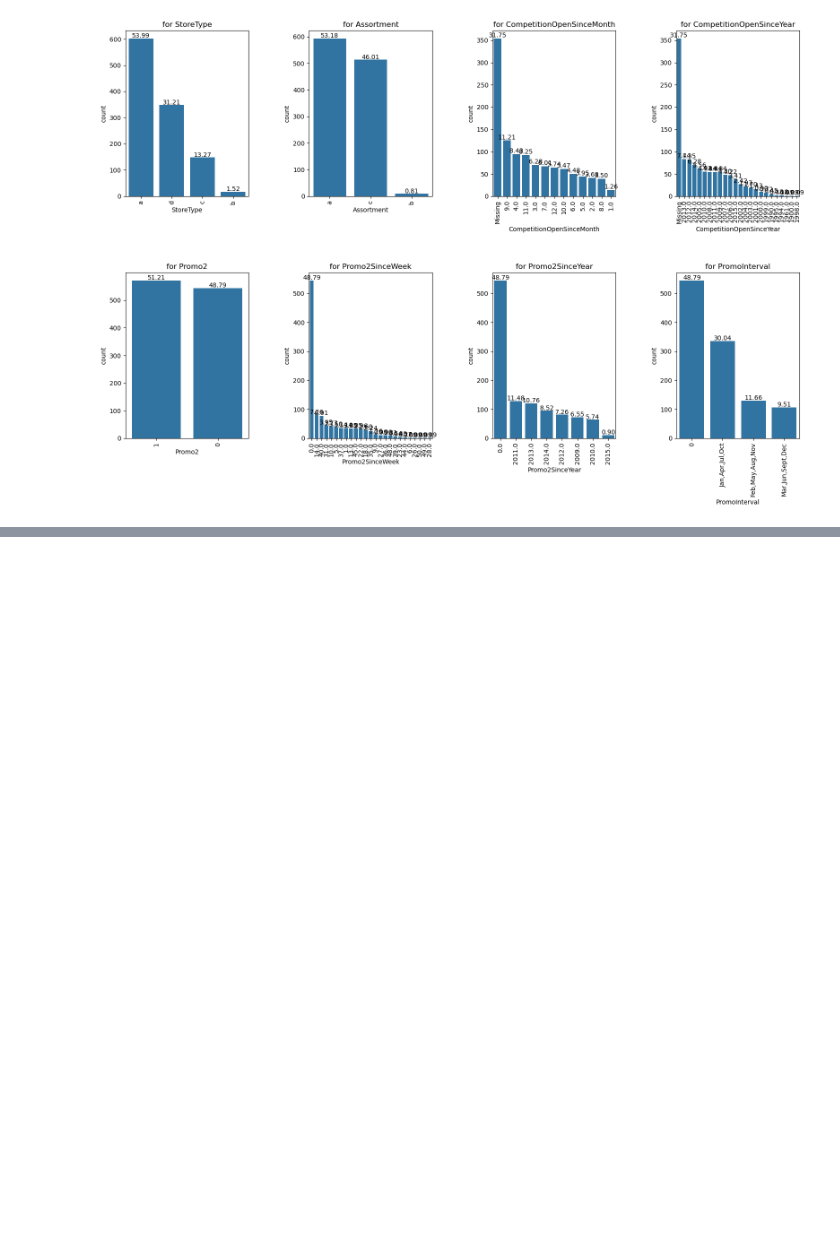
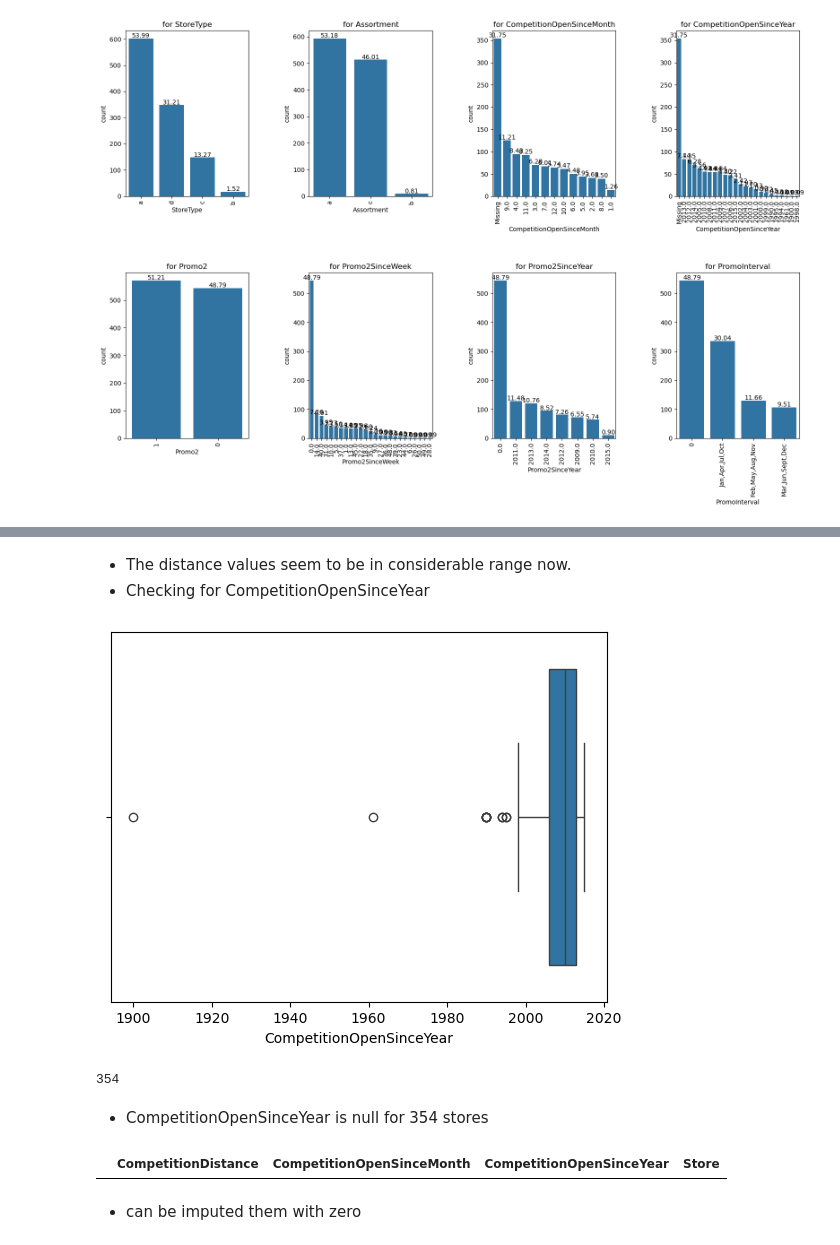
Before and after one commit to SanjayaKumarSahoo/rossmann-drug-timeseries-forecast, a Jupyter notebook: rossmann-drug-timeseries-forecast.ipynb, the cells around one changed output, grey strips where cells are left out. Saved outputs shown, nothing was run; the diff lists cells and outputs as text; code cells hidden in the pictures; blank space fills up the shorter version.

```diff
--- a/rossmann-drug-timeseries-forecast.ipynb
+++ b/rossmann-drug-timeseries-forecast.ipynb
@@ -226,0 +269,21 @@ store.describe()
+# %% [markdown]
+- The distance values seem to be in considerable range now.
+- Checking for CompetitionOpenSinceYear
+# %%
+sns.boxplot(x = 'CompetitionOpenSinceYear', data = store)
+plt.show()
+# %% [output]
+[figure, added]
+# %%
+store['CompetitionOpenSinceYear'].isnull().sum()
+# %% [output]
+354
+# %% [markdown]
+- CompetitionOpenSinceYear is null for 354 stores
+# %%
+# Checking the values of stores CompetitionDistance is null
+store.loc[store.CompetitionDistance.isnull(),['CompetitionDistance','CompetitionOpenSinceMonth','CompetitionOpenSinceYear','Store']]
+# %% [output]
+|  | CompetitionDistance | CompetitionOpenSinceMonth | CompetitionOpenSinceYear | Store |
+# %% [markdown]
+- can be imputed them with zero
```
Also changed, not shown: parts of 20 cells of this notebook.
